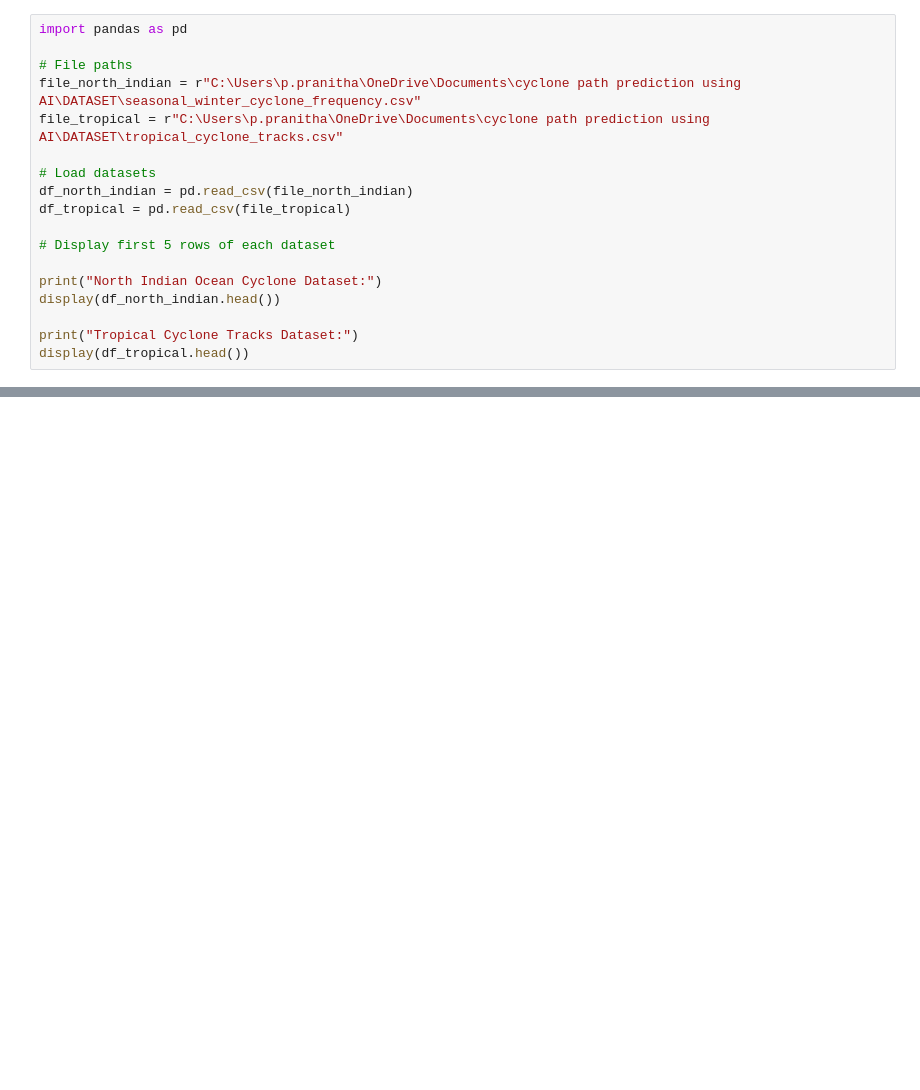
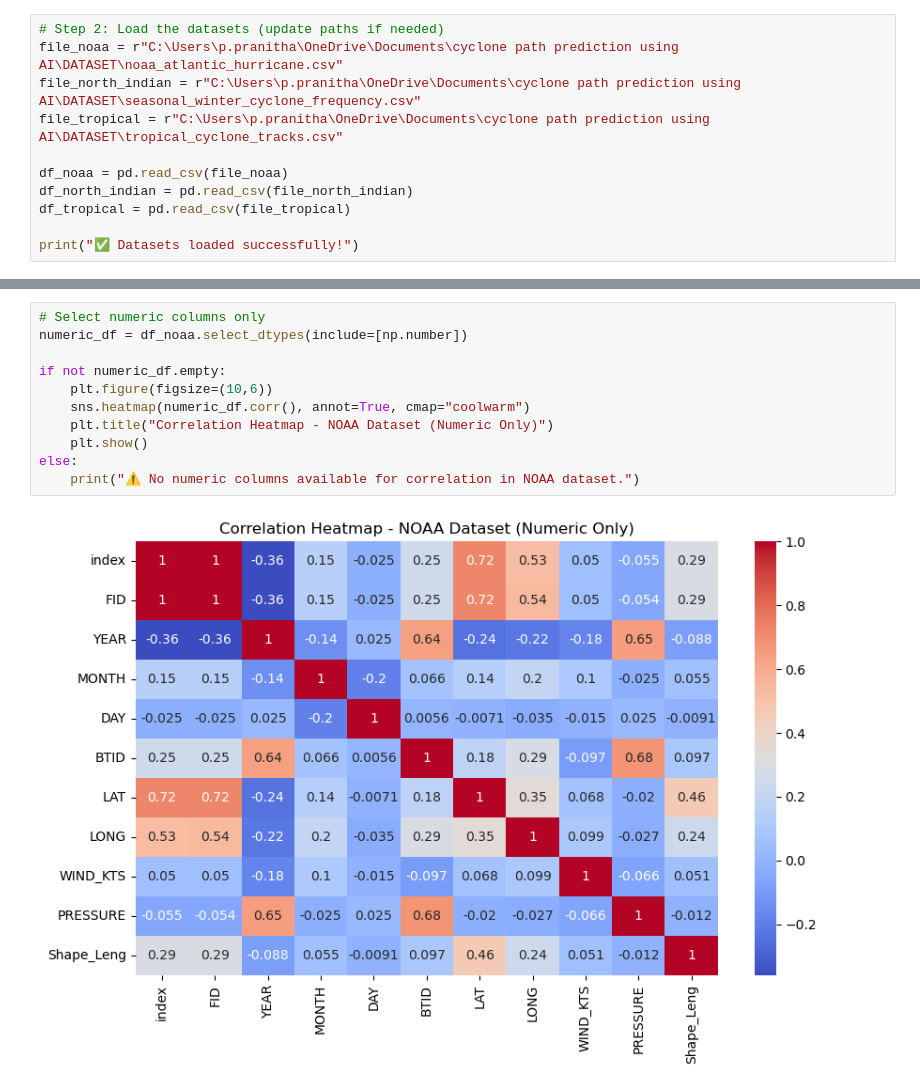
Before and after one commit to Pranithapiduru/Cyclone-Path-Prediction-using-AI, a Jupyter notebook: Cyclone path prediction.ipynb, the cells around one changed output, grey strips where cells are left out. Cells and saved outputs as stored; diff of their text form; blank space fills up the shorter version.

```diff
--- a/Cyclone path prediction.ipynb
+++ b/Cyclone path prediction.ipynb
@@ -25,19 +20,12 @@ df_noaa.head()
 # %%
-import pandas as pd
-
-# File paths
+# Step 2: Load the datasets (update paths if needed)
+file_noaa = r"C:\Users\p.pranitha\OneDrive\Documents\cyclone path prediction using AI\DATASET\noaa_atlantic_hurricane.csv"
 file_north_indian = r"C:\Users\p.pranitha\OneDrive\Documents\cyclone path prediction using AI\DATASET\seasonal_winter_cyclone_frequency.csv"
 file_tropical = r"C:\Users\p.pranitha\OneDrive\Documents\cyclone path prediction using AI\DATASET\tropical_cyclone_tracks.csv"
 
-# Load datasets
+df_noaa = pd.read_csv(file_noaa)
 df_north_indian = pd.read_csv(file_north_indian)
 df_tropical = pd.read_csv(file_tropical)
 
-# Display first 5 rows of each dataset
-
-print("North Indian Ocean Cyclone Dataset:")
-display(df_north_indian.head())
-
-print("Tropical Cyclone Tracks Dataset:")
-display(df_tropical.head())
+print("✅ Datasets loaded successfully!")
 # %% [output]
@@ -100,0 +160,13 @@ dtype: int64
+# %%
+# Select numeric columns only
+numeric_df = df_noaa.select_dtypes(include=[np.number])
+
+if not numeric_df.empty:
+    plt.figure(figsize=(10,6))
+    sns.heatmap(numeric_df.corr(), annot=True, cmap="coolwarm")
+    plt.title("Correlation Heatmap - NOAA Dataset (Numeric Only)")
+    plt.show()
+else:
+    print("⚠️ No numeric columns available for correlation in NOAA dataset.")
+# %% [output]
+[figure, added]
```
Also changed, not shown: parts of 12 cells of this notebook.
